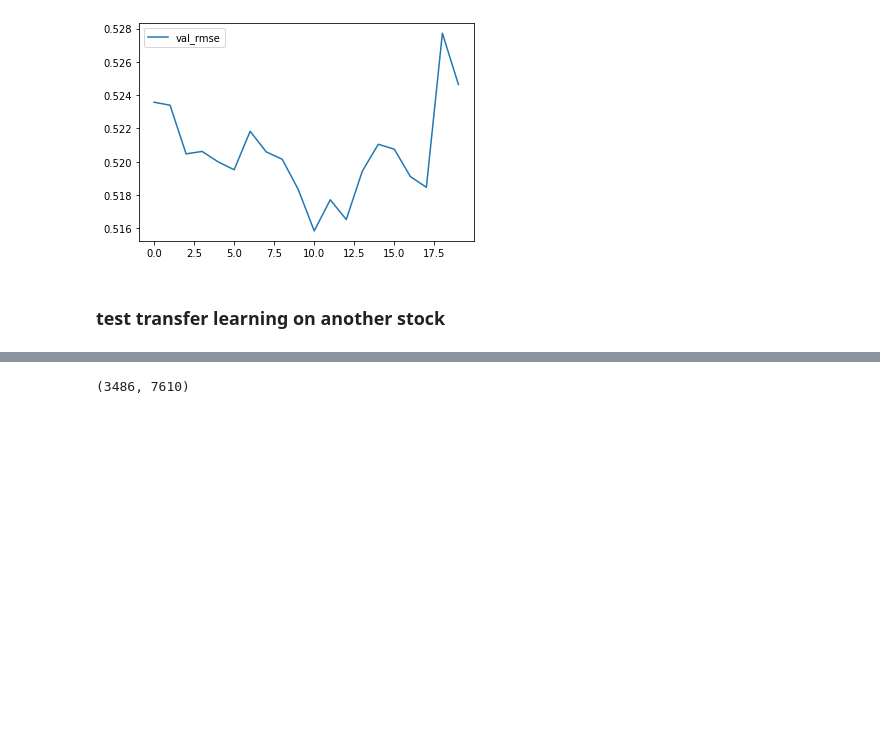
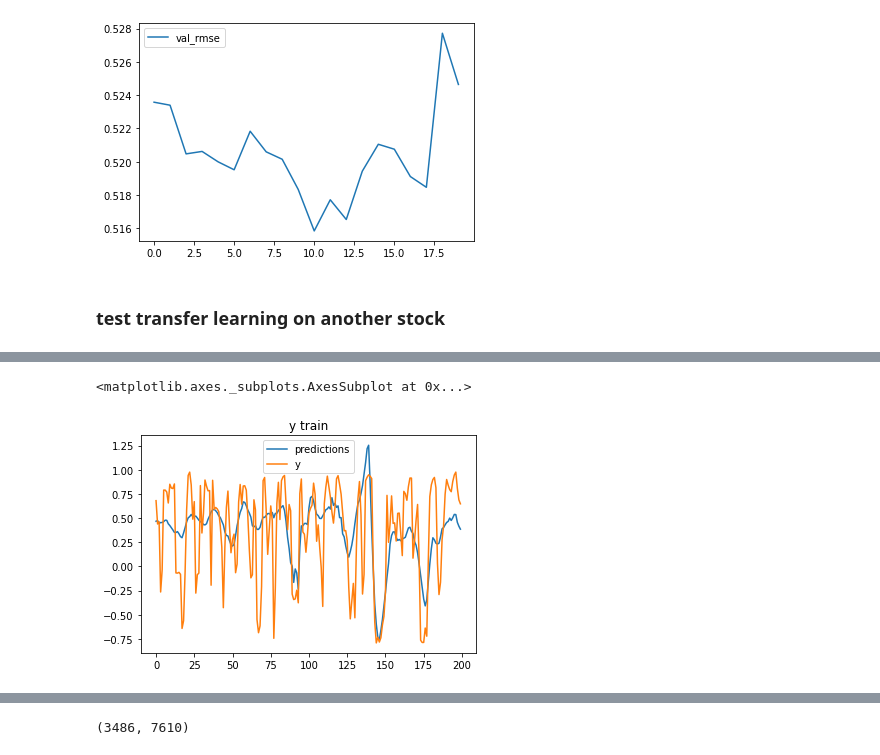
Before and after one commit to jonhilgart22/daily_trading, a Jupyter notebook: notebooks/train_model.ipynb, the cells around one changed output, grey strips where cells are left out. Drawn from its saved outputs; the diff is of its cells as text; code cells hidden in the pictures; blank space fills up the shorter version.

```diff
--- a/notebooks/train_model.ipynb
+++ b/notebooks/train_model.ipynb
@@ -778,0 +800,10 @@ smaller_model.save(f"../models/base_lstm_n_features_{X.shape[2]}_n_timesteps_{X.
+# %%
+# Freeze the layers except the last 5 layers
+for layer in smaller_model.layers[:-5]:
+    layer.trainable = False
+# Check the trainable status of the individual layers
+
+for layer in smaller_model.layers:
+    print(layer, layer.trainable)
+
+smaller_model.compile(optimizer=Adam(learning_rate=0.0001, beta_1=0.9, beta_2=0.999, amsgrad=False), loss='mse', metrics=['mse'])
@@ -778,0 +844,3 @@ smaller_model.save(f"../models/base_lstm_n_features_{X.shape[2]}_n_timesteps_{X.
+# %%
+X_pnr_bac,y_pnr_bac, X_val_pnr_bac, y_val_pnr_bac, scalers_pnr_bac = split_sequences(final_stock_df[final_stock_df.index >= '2010-01-01'],  30, start_idx=0,
+                                    n_val=200, y_col='pnr_bac_close_corr_rolling_7_days') # 720 steps
@@ -778,0 +875,11 @@ smaller_model.save(f"../models/base_lstm_n_features_{X.shape[2]}_n_timesteps_{X.
+# %%
+# transfer learning
+#  100 epochs takes  5 mins
+# 200 epochs
+
+start = time.time()
+history = smaller_model.fit(x=X_pnr_bac, y=y_pnr_bac, batch_size=128, epochs=100, verbose=1,
+          validation_data=(X_val_pnr_bac, y_val_pnr_bac), shuffle=False,  use_multiprocessing=False, callbacks=[early_stopping])
+end=time.time()
+
+print((end-start)/60,' minutes')
@@ -778,0 +904,16 @@ smaller_model.save(f"../models/base_lstm_n_features_{X.shape[2]}_n_timesteps_{X.
+# %%
+# 260 .27
+predictions = []
+n_rows = 30
+end_idx = 100
+start_idx = 0
+n = len(X_val_pnr_bac)
+
+val_predictions_pnr_bac = smaller_model.predict(X_val_pnr_bac)
+train_predictions_pnr_bar = smaller_model.predict(X_pnr_bac)
+# %%
+
+pd.DataFrame({'predictions':train_predictions_pnr_bar.ravel()[:200],'y':y_pnr_bac.ravel()[:200]}).plot(title='y train')
+# %% [output]
+<matplotlib.axes._subplots.AxesSubplot at 0x...>
+[figure, added]
```
Also changed, not shown: parts of 32 cells of this notebook, 2 other files.
